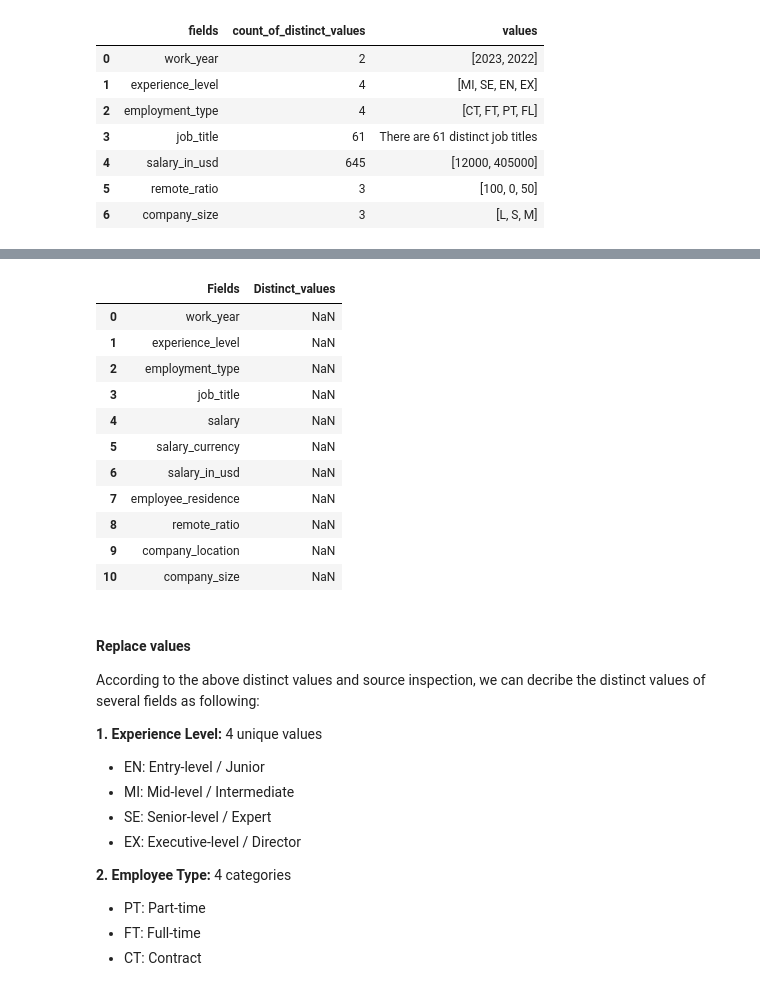
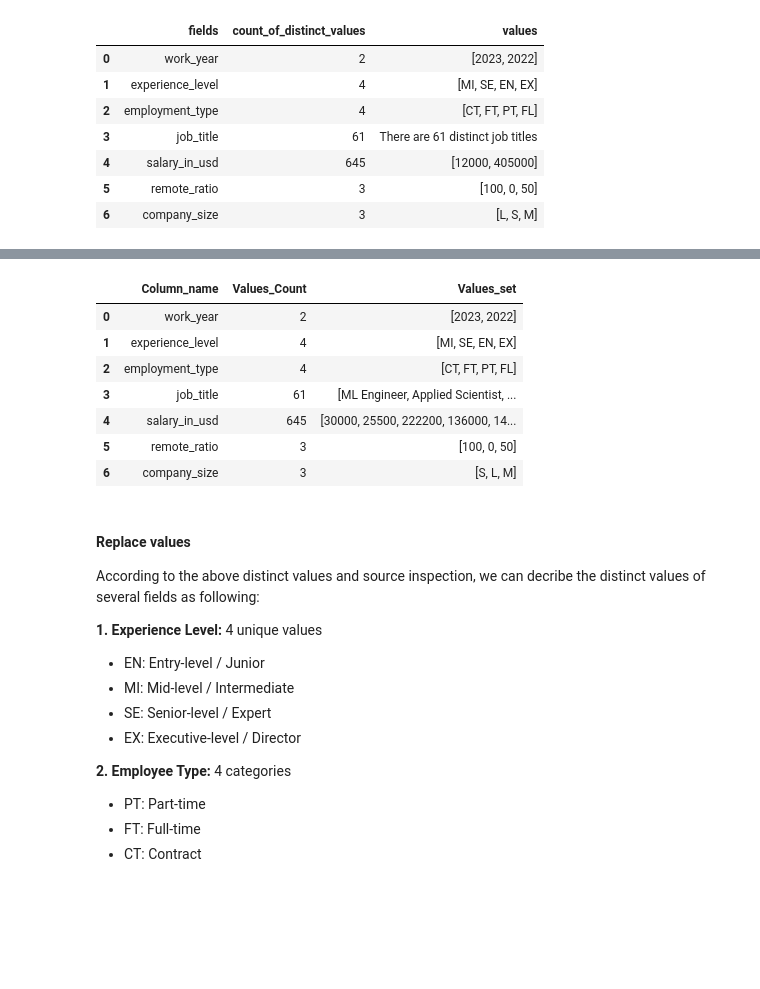
Before and after one commit to hiephamk/Data_Analysis, a Jupyter notebook: GroupHCDD.ipynb, the cells around one changed output, grey strips where cells are left out. Drawn from its saved outputs; the diff is of its cells as text; code cells hidden in the pictures; blank space fills up the shorter version.

Commit message:
Update distinct count

```diff
--- a/GroupHCDD.ipynb
+++ b/GroupHCDD.ipynb
@@ -277,20 +256,29 @@ dtype: int64
-# %%
-distinct = pd.DataFrame(columns=["Fields", "Distinct_values"])
-distinct['Fields'] = salary.columns.unique()
-distinct
-# %% [output]
-|  | Fields | Distinct_values |
-| 0 | work_year | NaN |
-| 1 | experience_level | NaN |
-| 2 | employment_type | NaN |
-| 3 | job_title | NaN |
-| 4 | salary | NaN |
-| 5 | salary_currency | NaN |
-| 6 | salary_in_usd | NaN |
-| 7 | employee_residence | NaN |
-| 8 | remote_ratio | NaN |
-| 9 | company_location | NaN |
-| 10 | company_size | NaN |
+# %%
+unique_counts = df_salary.nunique(axis=0)
+
+def valuesGet():
+    unique_values_list = []
+    for col_name in unique_counts.index:
+        values_get = df_salary[col_name].unique()
+        unique_values_list.append(values_get)
+    return unique_values_list
+
+unique_values = valuesGet()
+
+df2 = pd.DataFrame({'Values_set': unique_values})
+
+df1 = pd.DataFrame({'Column_name': unique_counts.index, 'Values_Count': unique_counts.values})
+unique_show =pd.concat([df1,df2],axis=1)
+unique_show
+# %% [output]
+|  | Column_name | Values_Count | Values_set |
+| 0 | work_year | 2 | [2023, 2022] |
+| 1 | experience_level | 4 | [MI, SE, EN, EX] |
+| 2 | employment_type | 4 | [CT, FT, PT, FL] |
+| 3 | job_title | 61 | [ML Engineer, Applied Scientist, ... |
+| 4 | salary_in_usd | 645 | [30000, 25500, 222200, 136000, 14... |
+| 5 | remote_ratio | 3 | [100, 0, 50] |
+| 6 | company_size | 3 | [S, L, M] |
 # %% [markdown]
 #### Replace values
 According to the above distinct values and source inspection, we can decribe the distinct values of several fields as following:
```
Also changed, not shown: parts of 24 cells of this notebook.
